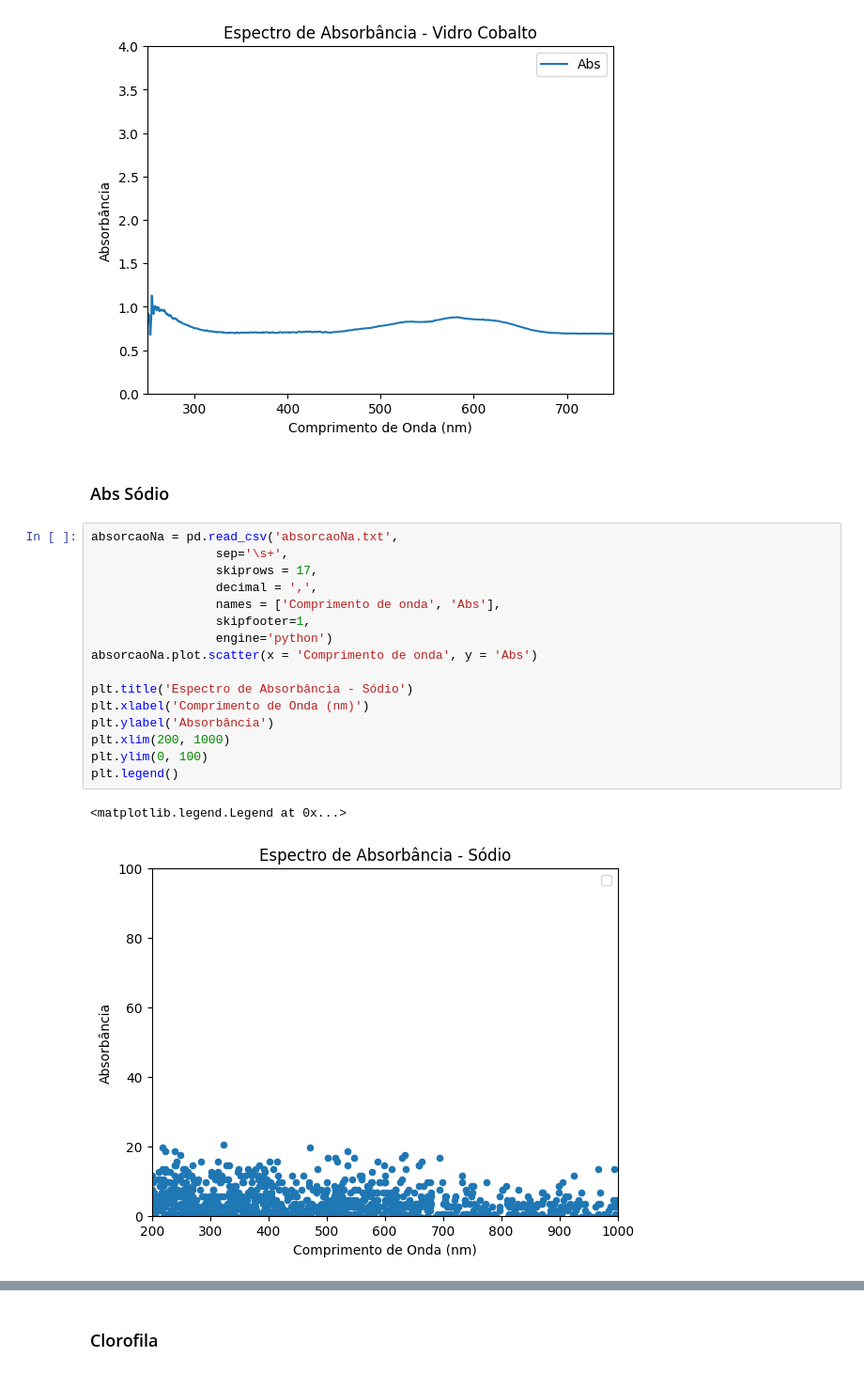
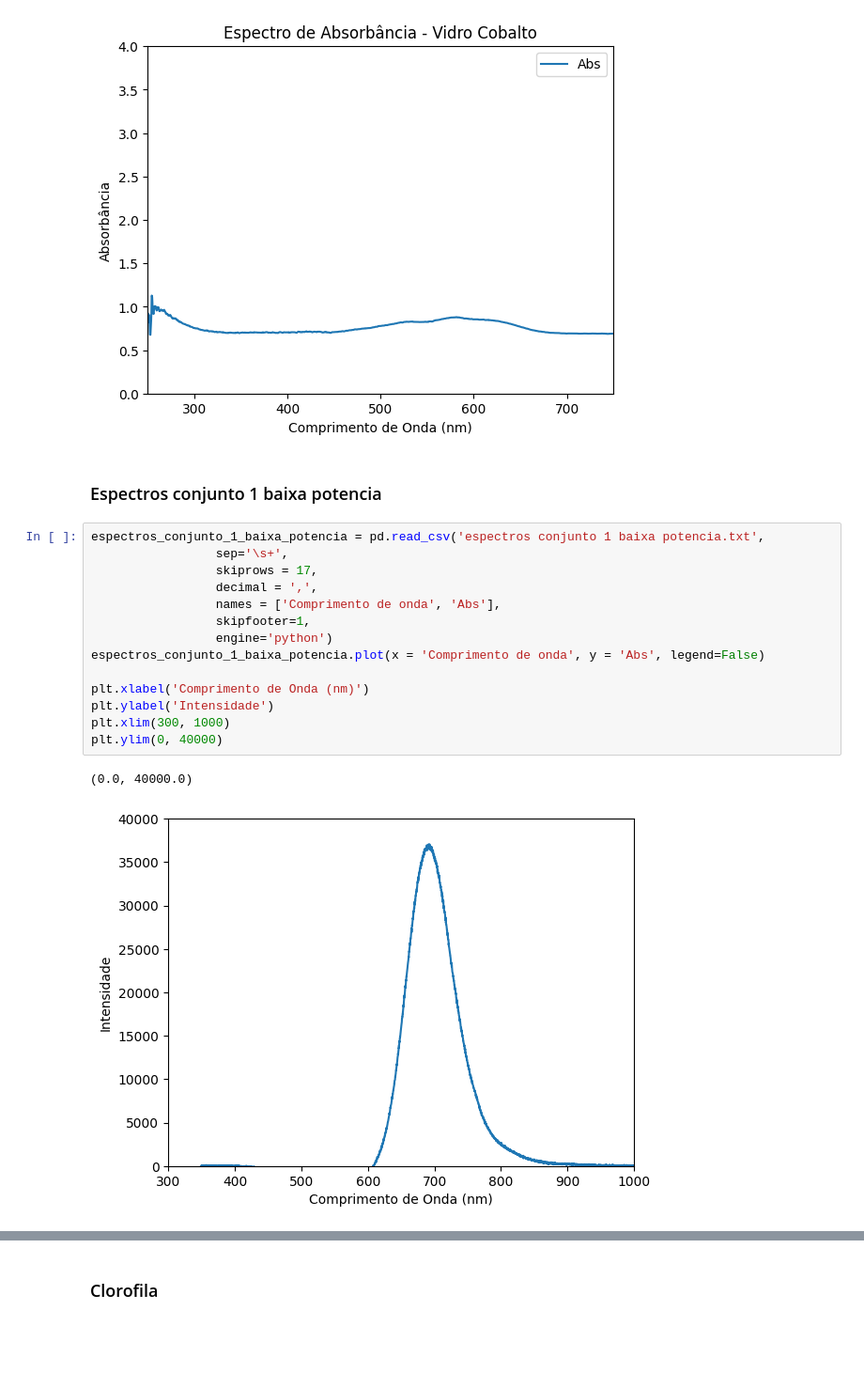
Before and after one commit to triquesgabriel/Espectroscopia-Optica-Avancada, a Jupyter notebook: Espec_Opt_Avan.ipynb, the cells around one changed output, grey strips where cells are left out. Shown at 94% size. Saved outputs shown, nothing was run; the diff lists cells and outputs as text; blank space fills up the shorter version.

```diff
--- a/Espec_Opt_Avan.ipynb
+++ b/Espec_Opt_Avan.ipynb
@@ -99,25 +99,23 @@ plt.legend()
 # %% [output]
 <matplotlib.legend.Legend at 0x...>
 [figure]
-# %% [markdown]
-### Abs Sódio
+# %% [markdown]
+### Espectros conjunto 1 baixa potencia
 # %%
-absorcaoNa = pd.read_csv('absorcaoNa.txt',
+espectros_conjunto_1_baixa_potencia = pd.read_csv('espectros conjunto 1 baixa potencia.txt',
                  sep='\s+',
                  skiprows = 17,
                  decimal = ',',
                  names = ['Comprimento de onda', 'Abs'],
                  skipfooter=1,
                  engine='python')
-absorcaoNa.plot.scatter(x = 'Comprimento de onda', y = 'Abs')
+espectros_conjunto_1_baixa_potencia.plot(x = 'Comprimento de onda', y = 'Abs', legend=False)
 
-plt.title('Espectro de Absorbância - Sódio')
 plt.xlabel('Comprimento de Onda (nm)')
-plt.ylabel('Absorbância')
-plt.xlim(200, 1000)
-plt.ylim(0, 100)
-plt.legend()
+plt.ylabel('Intensidade')
+plt.xlim(300, 1000)
+plt.ylim(0, 40000)
 # %% [output]
-<matplotlib.legend.Legend at 0x...>
+(0.0, 40000.0)
-[figure, old version]
+[figure, new version]
 # %% [markdown]
```
Also changed, not shown: parts of 16 cells of this notebook.
